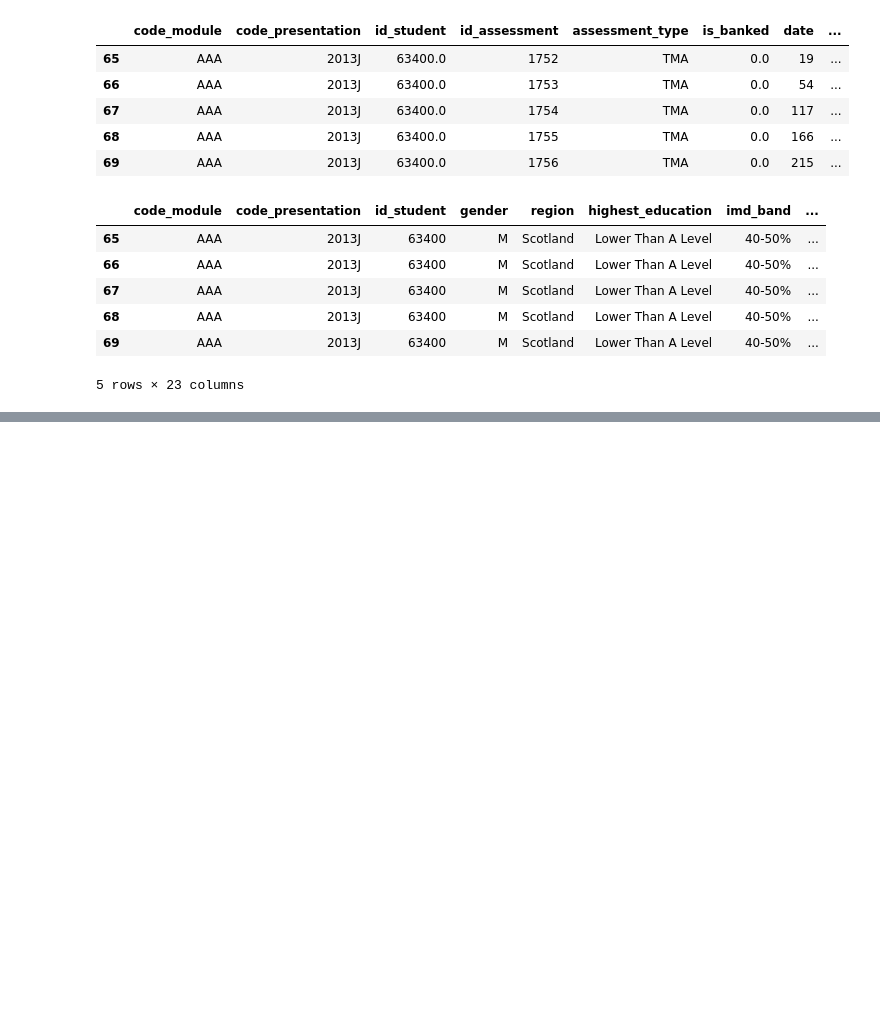
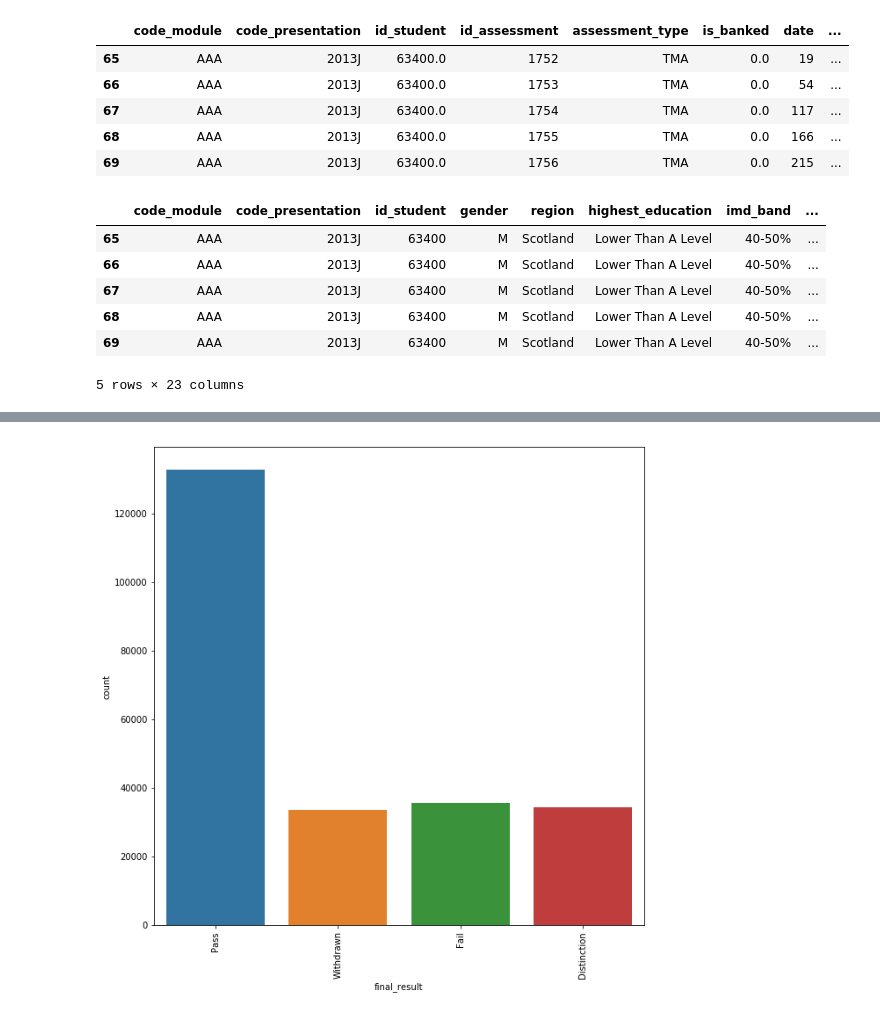
Before and after one commit to Heramb001/LearningAnalytics_Predicting_students_at-risk, a Jupyter notebook: CS_773_Data_Mining_Project_4_Modelling.ipynb, the cells around one changed output, grey strips where cells are left out. Saved outputs shown, nothing was run; the diff lists cells and outputs as text; code cells hidden in the pictures; blank space fills up the shorter version.

```diff
--- a/CS_773_Data_Mining_Project_4_Modelling.ipynb
+++ b/CS_773_Data_Mining_Project_4_Modelling.ipynb
@@ -227,0 +249,7 @@ student_data_final[student_data_final['id_student'] == 63400]
+# %%
+plt.figure(figsize=(10,10))
+sns.countplot(student_data_final.final_result)
+plt.xticks(rotation = 90)
+plt.show()
+# %% [output]
+[figure, added]
```
Also changed, not shown: parts of 2 cells of this notebook, 2 other files.
